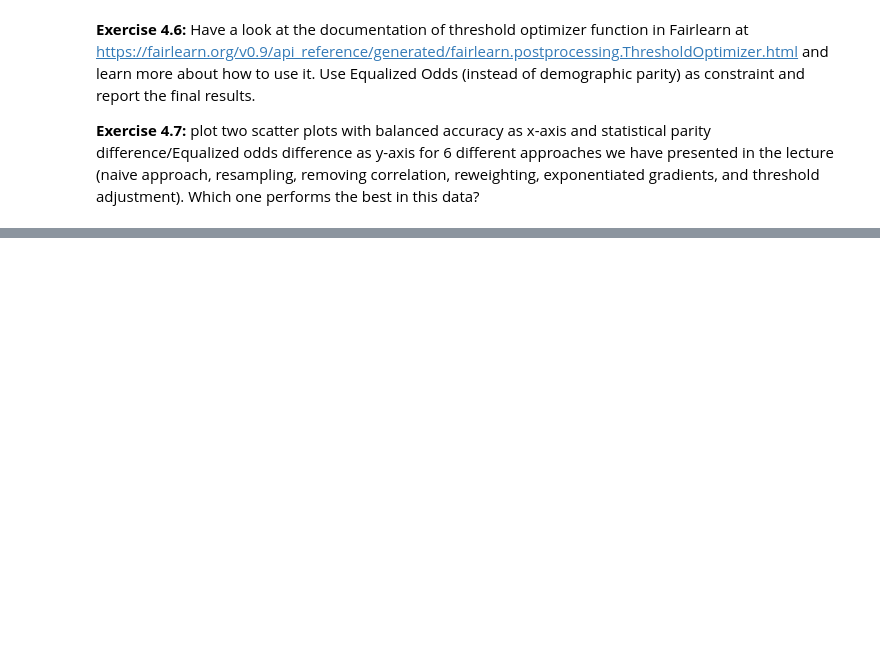
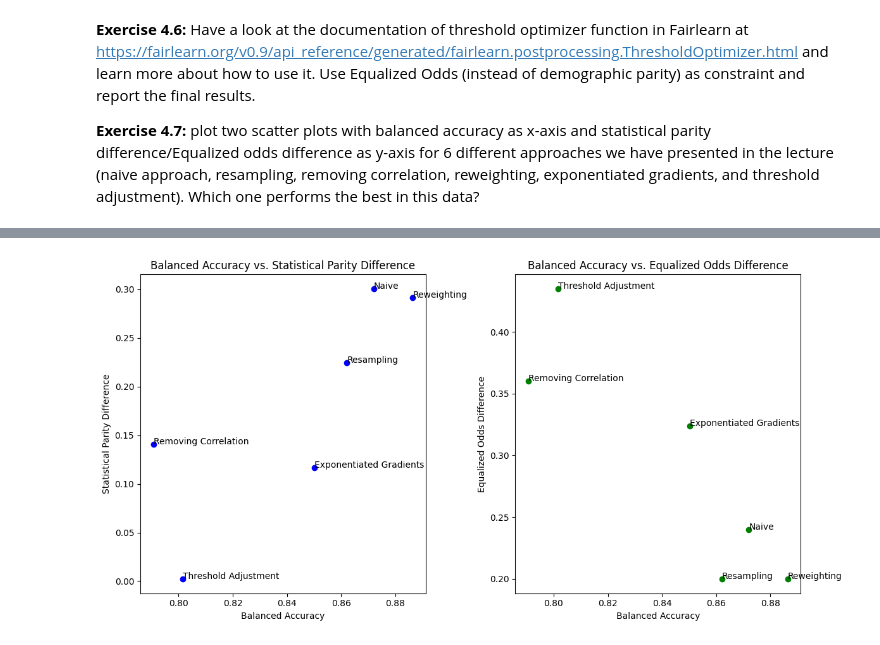
Before and after one commit to DiegoGarciaFrade/ResponsibleAI_G1, a Jupyter notebook: Week_4_6_TA.ipynb, the cells around one changed output, grey strips where cells are left out. Saved outputs shown, nothing was run; the diff lists cells and outputs as text; code cells hidden in the pictures; blank space fills up the shorter version.

```diff
--- a/Week_4_6_TA.ipynb
+++ b/Week_4_6_TA.ipynb
@@ -127,0 +379,10 @@ print(f"Equalized Odds Ratio: {equal_odds_rto}")
+# %%
+data = {
+    'Approach': ['Naive', 'Resampling', 'Removing Correlation', 'Reweighting', 'Exponentiated Gradients', 'Threshold Adjustment'],
+    'Balanced Accuracy': [accuracy_naive, accuracy_resamp, accuracy_corr, accuracy_weight, accuracy_eg, accuracy],  # Example values
+    'Statistical Parity Difference': [stat_parity_diff_naive, stat_parity_diff_resamp, stat_parity_diff_corr, stat_parity_diff_weight, stat_parity_diff_eg, stat_parity_diff],  # Example values
+    'Equalized Odds Difference': [equal_odds_diff_naive, equal_odds_diff_resamp, equal_odds_diff_corr, equal_odds_diff_weight, equal_odds_diff_eg, equal_odds_diff]
+}
+
+df = pd.DataFrame(data)
+print(df)
@@ -127,0 +405,34 @@ print(f"Equalized Odds Ratio: {equal_odds_rto}")
+# %%
+import matplotlib.pyplot as plt
+
+# Scatter Plot 1: Balanced Accuracy vs. Statistical Parity Difference
+plt.figure(figsize=(12, 6))
+
+plt.subplot(1, 2, 1)
+plt.scatter(df['Balanced Accuracy'], df['Statistical Parity Difference'], color='blue')
+
+# Add labels and title
+for i, txt in enumerate(df['Approach']):
+    plt.annotate(txt, (df['Balanced Accuracy'][i], df['Statistical Parity Difference'][i]), fontsize=10)
+
+plt.title('Balanced Accuracy vs. Statistical Parity Difference')
+plt.xlabel('Balanced Accuracy')
+plt.ylabel('Statistical Parity Difference')
+
+# Scatter Plot 2: Balanced Accuracy vs. Equalized Odds Difference
+plt.subplot(1, 2, 2)
+plt.scatter(df['Balanced Accuracy'], df['Equalized Odds Difference'], color='green')
+
+# Add labels and title
+for i, txt in enumerate(df['Approach']):
+    plt.annotate(txt, (df['Balanced Accuracy'][i], df['Equalized Odds Difference'][i]), fontsize=10)
+
+plt.title('Balanced Accuracy vs. Equalized Odds Difference')
+plt.xlabel('Balanced Accuracy')
+plt.ylabel('Equalized Odds Difference')
+
+# Show plots
+plt.tight_layout()
+plt.show()
+# %% [output]
+[figure, added]
```
Also changed, not shown: parts of 18 cells of this notebook.
